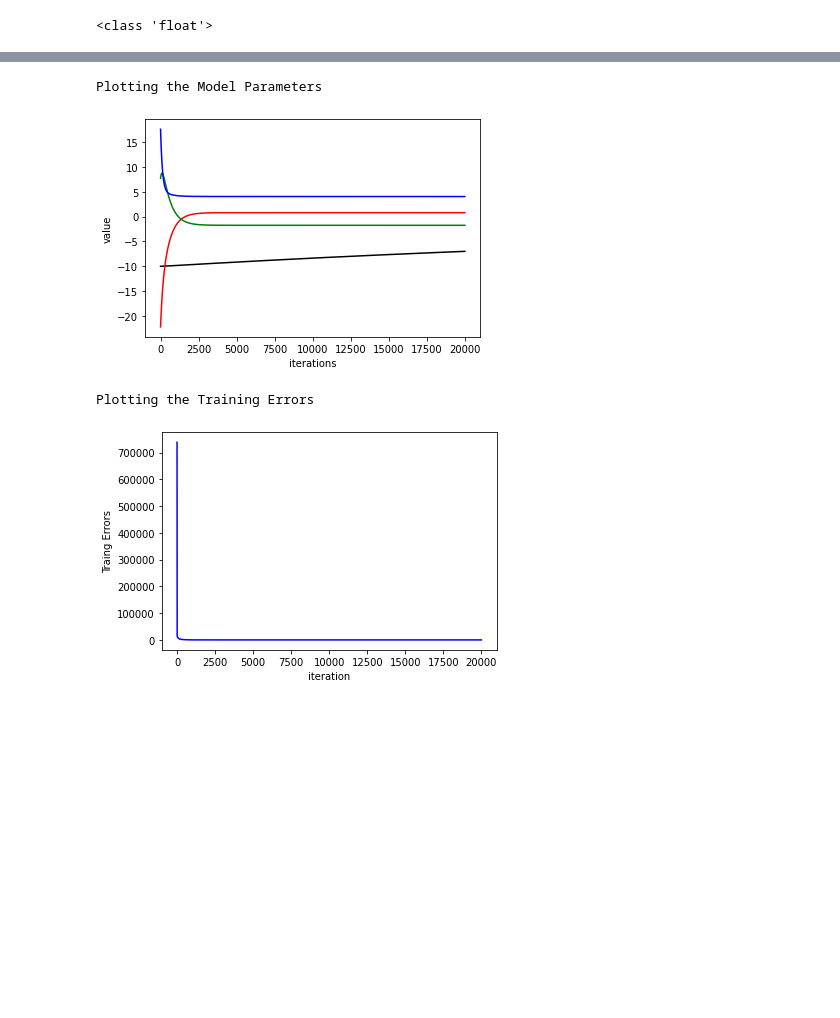
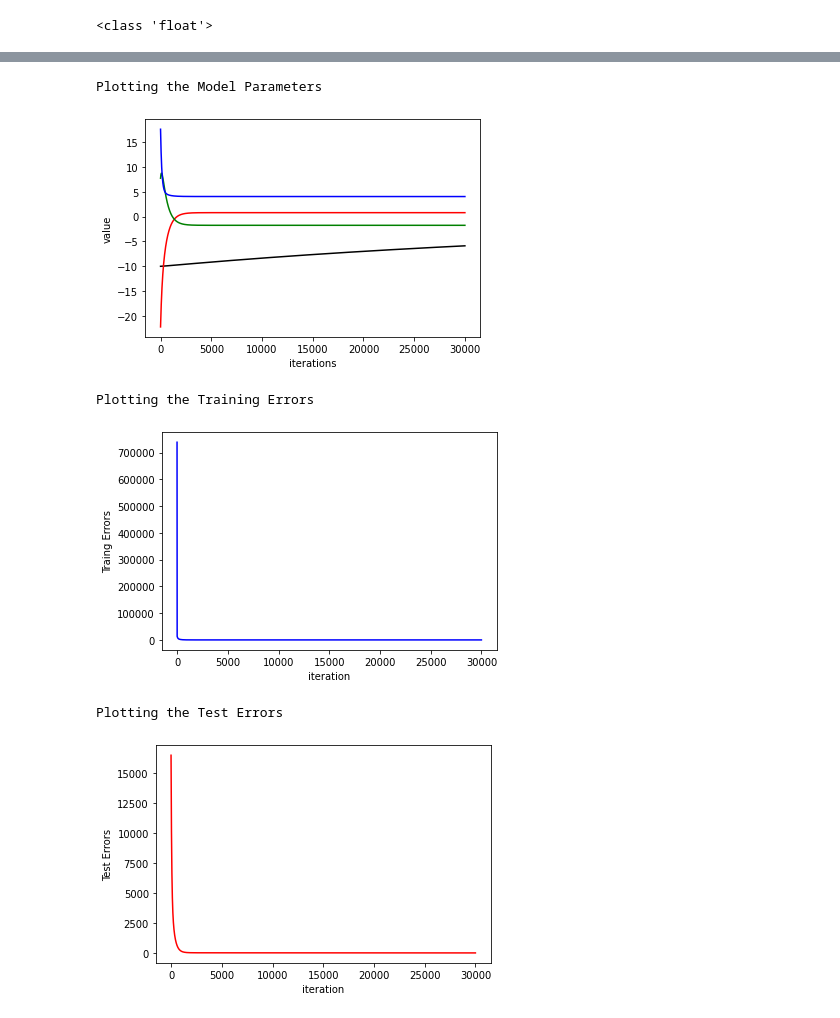
Before and after one commit to BupyeongHealer/class-MachineLearning, a Jupyter notebook: assignment04.ipynb, the cells around one changed output, grey strips where cells are left out. Saved outputs shown, nothing was run; the diff lists cells and outputs as text; code cells hidden in the pictures; blank space fills up the shorter version.

Commit message:
Plotting the test errors

```diff
--- a/assignment04.ipynb
+++ b/assignment04.ipynb
@@ -104,7 +104,7 @@ def main():
   theta_3s = deque()
   iters = deque()
 
-  for iter in range(0, 20000):
+  for iter in range(0, 30000):
     train_value = objectiveFunction(train_data, theta_0, theta_1, theta_2, theta_3)
     theta_0, theta_1, theta_2, theta_3 = gradientDescent(train_data, theta_0, theta_1, theta_2, theta_3)
     test_value = objectiveFunction(test_data, theta_0, theta_1, theta_2, theta_3)
@@ -112,34 +112,40 @@ def main():
     #data 수집
     iters.append(iter)
     train_costs.append(train_value)
     test_costs.append(test_value)
     theta_0s.append(theta_0)
     theta_1s.append(theta_1)
     theta_2s.append(theta_2)
     theta_3s.append(theta_3)
 
   print("Plotting the Model Parameters")
   fig = plt.figure()
   graph1 = plt.plot(iters, theta_0s, 'k')
   graph2 = plt.plot(iters, theta_1s, 'r')
   graph3 = plt.plot(iters, theta_2s, 'g')
   graph4 = plt.plot(iters, theta_3s, 'b')
   plt.xlabel('iterations')
   plt.ylabel('value')
   plt.show()
 
   print("Plotting the Training Errors")
   plt.plot(iters, train_costs, 'b')
   plt.xlabel('iteration')
   plt.ylabel('Traing Errors')
   plt.show()
 
-
+  print("Plotting the Test Errors")
+  plt.plot(iters, test_costs, 'r')
+  plt.xlabel('iteration')
+  plt.ylabel('Test Errors')
+  plt.show()
 
 if __name__ == "__main__":
   main()
 # %% [output]
 Plotting the Model Parameters
-[figure, old version]
+[figure, new version]
 Plotting the Training Errors
-[figure, old version]
+[figure, new version]
+Plotting the Test Errors
+[figure, added]
```
Also changed, not shown: parts of 1 cell of this notebook.
